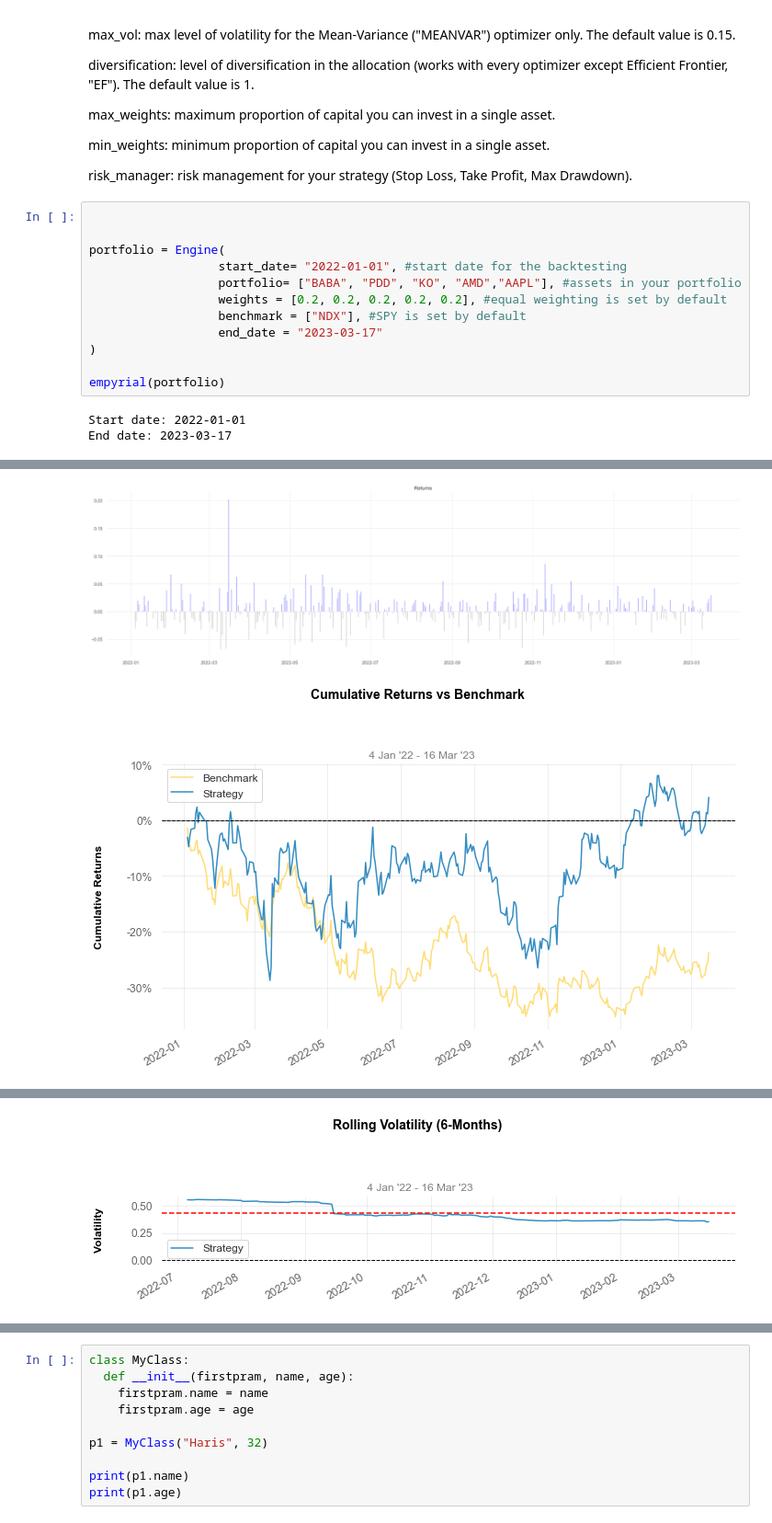
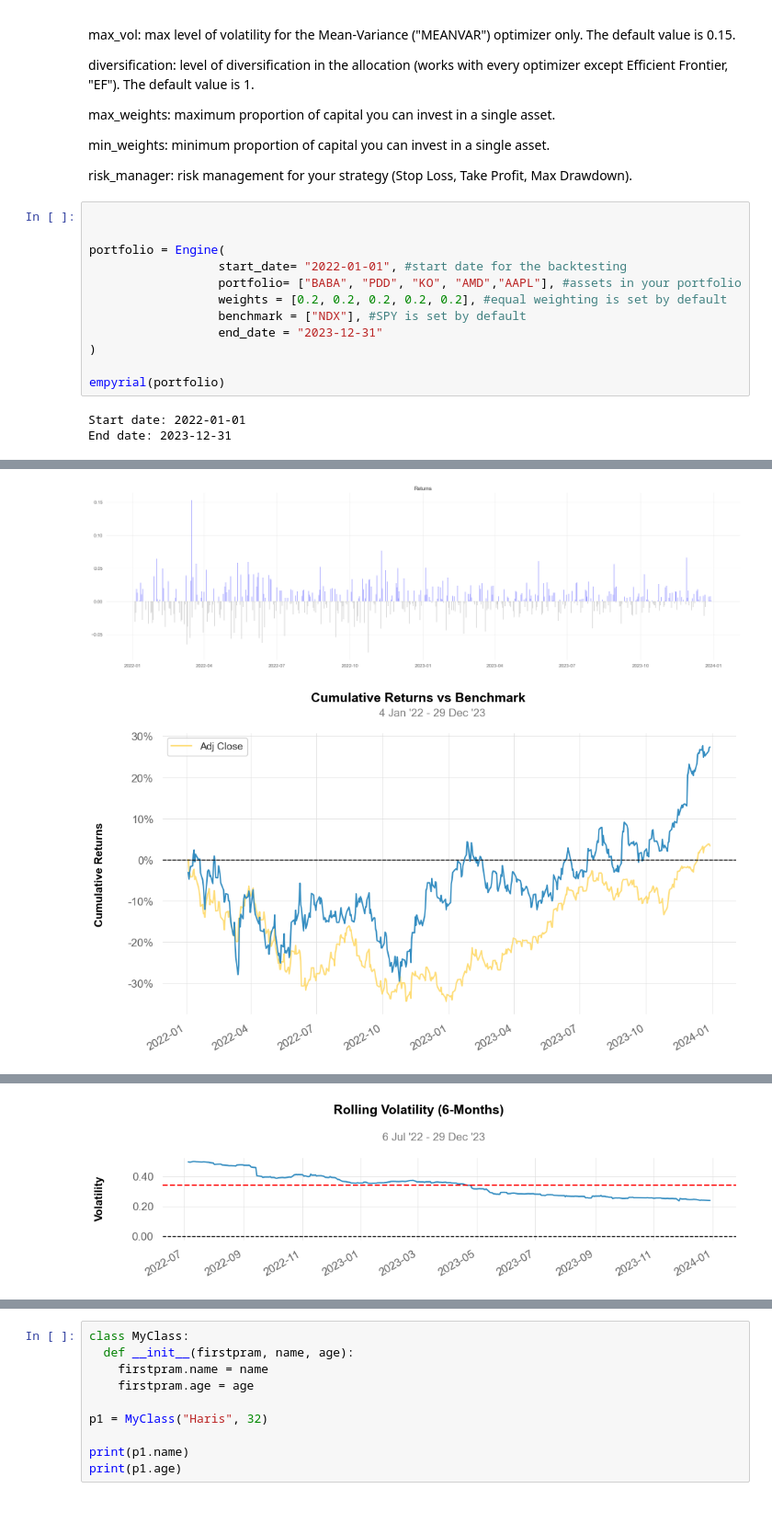
Before and after one commit to harisx91/Capstone_6500, a Jupyter notebook: Untitled.ipynb, the cells around one changed output, grey strips where cells are left out. Shown: that part at 92% size. Saved outputs shown, nothing was run; the diff lists cells and outputs as text.

```diff
--- a/Untitled.ipynb
+++ b/Untitled.ipynb
@@ -38,12 +167,12 @@ portfolio = Engine(
                   portfolio= ["BABA", "PDD", "KO", "AMD","AAPL"], #assets in your portfolio
                   weights = [0.2, 0.2, 0.2, 0.2, 0.2], #equal weighting is set by default
                   benchmark = ["NDX"], #SPY is set by default
-                  end_date = "2023-03-17"
+                  end_date = "2023-12-31"
 )
 
 empyrial(portfolio)
 # %% [output]
 Start date: 2022-01-01
-End date: 2023-03-17
+End date: 2023-12-31
 |  | Backtest |
 |  |  |
@@ -67,2 +196,2 @@ End date: 2023-03-17
-[figure, old version]
+[figure, new version]
-[figure, old version]
+[figure, new version]
@@ -73 +202 @@ End date: 2023-03-17
-[figure, old version]
+[figure, new version]
```
Also changed, not shown: parts of 27 cells of this notebook, 8 other files.
